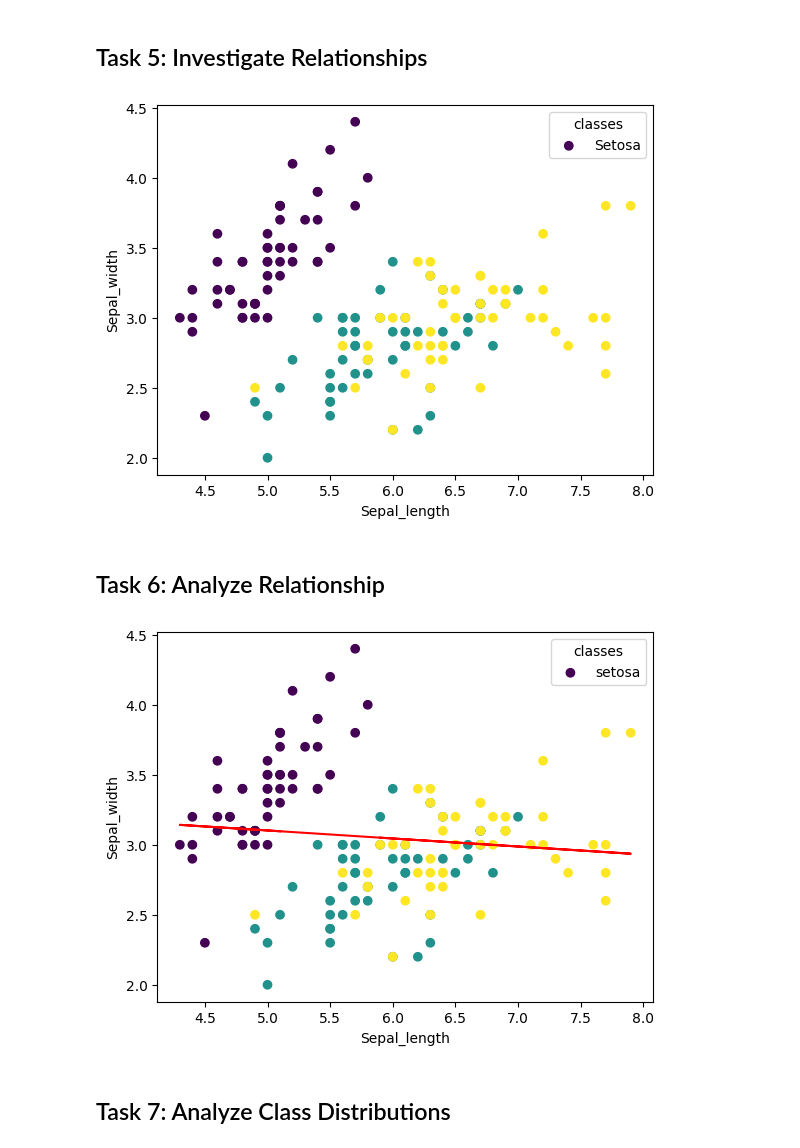
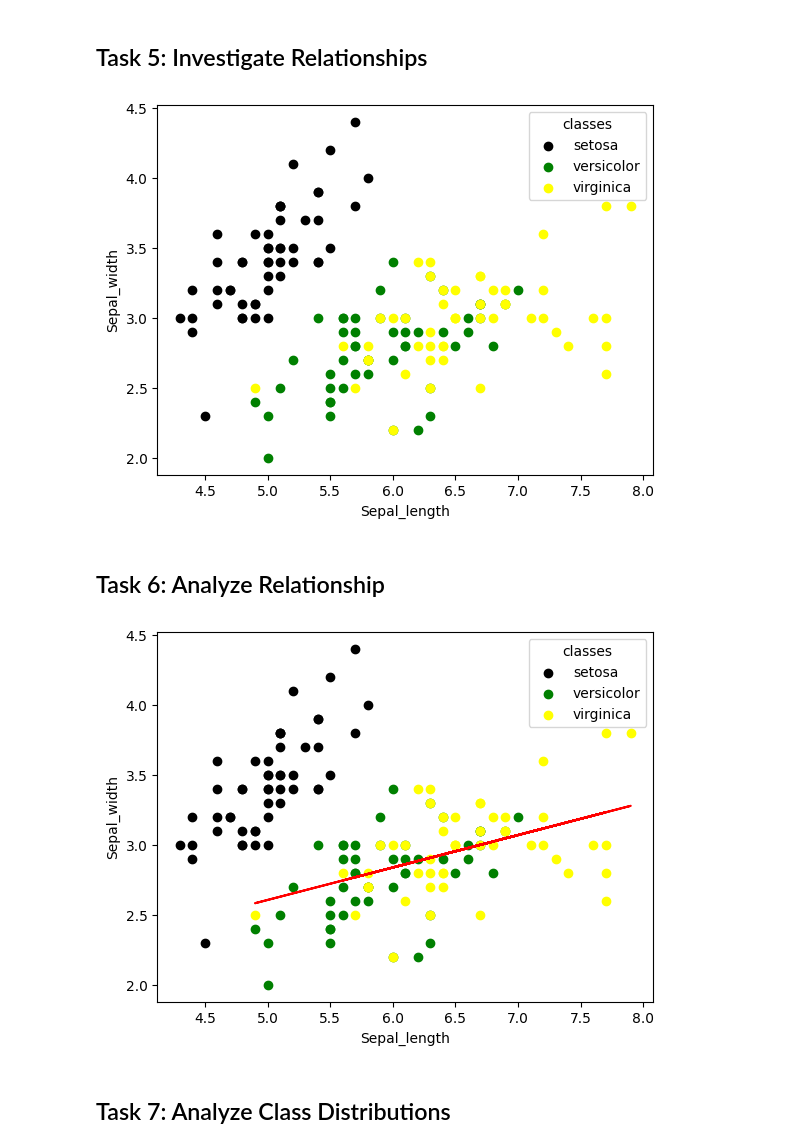
Before and after one commit to HewaOrang/principles_of_data_analytics, a Jupyter notebook: tasks.ipynb, the cells around one changed output. Cells and saved outputs as stored; diff of their text form; code cells hidden in the pictures.

```diff
--- a/tasks.ipynb
+++ b/tasks.ipynb
@@ -214,6 +196,7 @@ plt.legend()
 ## Task 5: Investigate Relationships
 # %%
 # The below is taken from this reference: https://chatgpt.com/share/6800af18-dda8-8006-8b67-cb49136ecbee
+df = pd.DataFrame(data.data, columns=data.feature_names)
 df['target'] = data.target
 
 # Create a figure and an axis.
@@ -221,47 +204,60 @@ fig, ax = plt.subplots()
 
 # Scatter plot.
 # https://matplotlib.org/stable/api/markers_api.html#module-matplotlib.markers
-
-ax.scatter(df['sepal_length'], df['sepal_width'],c=df['target'], marker='o')
+# https://matplotlib.org/stable/gallery/text_labels_and_annotations/legend.html
+for target, color, label in zip([0, 1, 2], ['black', 'green', 'yellow'], data.target_names):
+    subset = df[df['target'] == target]
+    ax.scatter(subset['sepal length (cm)'], subset['sepal width (cm)'],
+               c=color, label=label, marker='o')
 
 # Labels.
 ax.set_xlabel('Sepal_length')
 ax.set_ylabel('Sepal_width')
 
-ax.legend(['Setosa', 'Versicolor', 'Virginica'], title='classes')
+ax.legend( title='classes')
 plt.show()
 # %% [output]
-[figure, old version]
+[figure, new version]
 # %% [markdown]
 ## Task 6: Analyze Relationship
 # %%
 # The below is taken from this reference: https://chatgpt.com/share/6800af18-dda8-8006-8b67-cb49136ecbee
+df = pd.DataFrame(data.data, columns=data.feature_names)
 df['target'] = data.target
 
 # Create a figure and an axis.
 fig, ax = plt.subplots()
 
 # Scatter plot.
-ax.scatter(df['sepal_length'], df['sepal_width'],c=df['target'], marker='o')
+# https://matplotlib.org/stable/api/markers_api.html#module-matplotlib.markers
+
+for target, color, label in zip([0, 1, 2], ['black', 'green', 'yellow'], data.target_names):
+    subset = df[df['target'] == target]
+    ax.scatter(subset['sepal length (cm)'], subset['sepal width (cm)'],
+               c=color, label=label, marker='o')
+
 
 # Labels.
 ax.set_xlabel('Sepal_length')
 ax.set_ylabel('Sepal_width')
 
-ax.legend(data.target_names, title='classes')
+ax.legend( title='classes')
 
 # Below uses numpy.polyfit to add a regression line to the scatter plot from Task 5 above.
 
+# x=df['sepal_length']
+# y=df['sepal_width']
 
-x=df['sepal_length']
-y=df['sepal_width']
+
+x=subset['sepal length (cm)']
+y=subset['sepal width (cm)']
 
 # ax.scatter(x, y)
 m, c = np.polyfit(x, y, 1)
 
 ax.plot(x, m * x + c, color='red');
 # %% [output]
-[figure, old version]
+[figure, new version]
 # %% [markdown]
 ## Task 7: Analyze Class Distributions
 # %%
```
Also changed, not shown: parts of 3 cells of this notebook.
